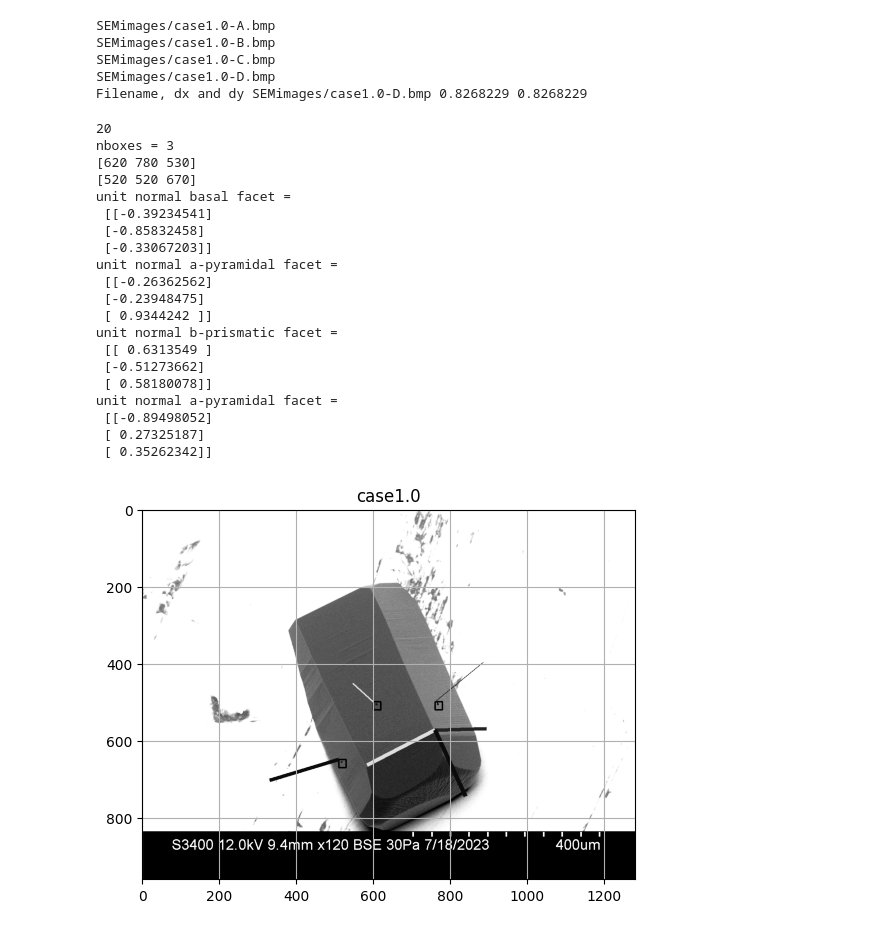
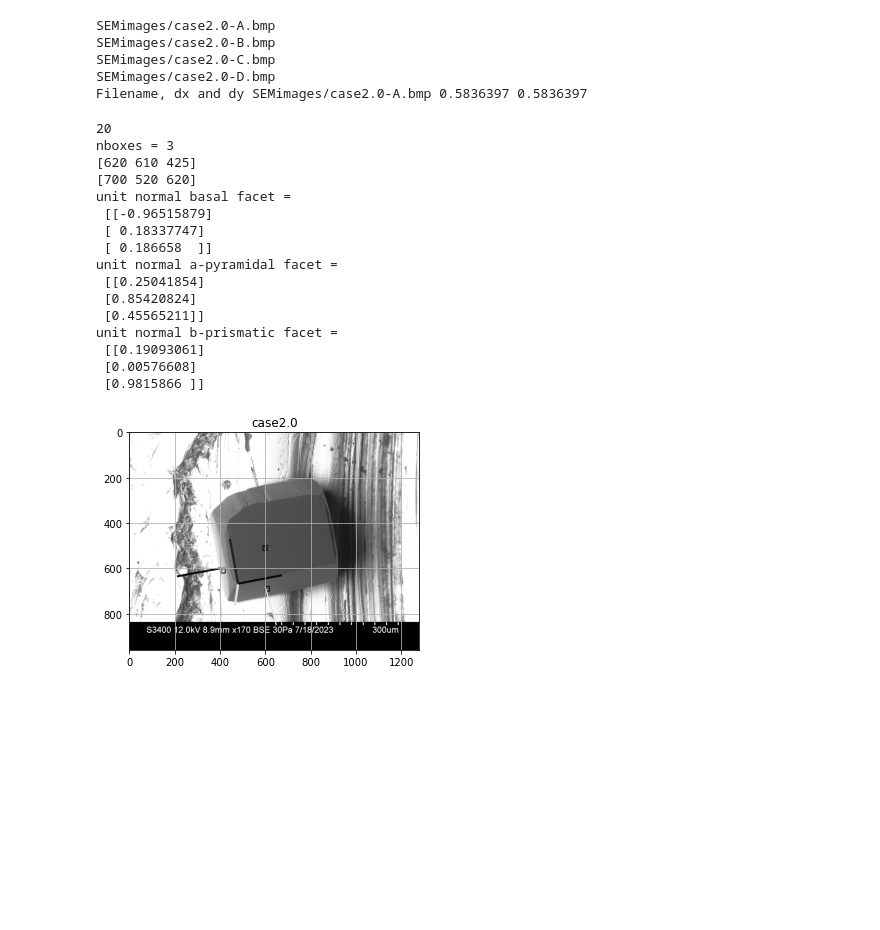
Before and after one commit to sneshyba/ice2021, a Jupyter notebook: crystals/2023-07-18/30Pa/case2.0 (calibration)/GNBF_2_calibrate_from_Xtlvecs.ipynb, the cells around one changed output. Cells and saved outputs as stored; diff of their text form; code cells hidden in the pictures; blank space fills up the shorter version.

Commit message:
rewriting calibration for case 2.0 7/18 30 pa (it had been overwritten in previous push)

```diff
--- a/crystals/2023-07-18/30Pa/case2.0 (calibration)/GNBF_2_calibrate_from_Xtlvecs.ipynb
+++ b/crystals/2023-07-18/30Pa/case2.0 (calibration)/GNBF_2_calibrate_from_Xtlvecs.ipynb
@@ -18,15 +18,15 @@ ABCDangle_deg = 15.0
 theta = ABCDangle_deg*np.pi/180
 # %%
 # Read the input dataset, including spacing in micrometers
-imageroot = 'case1.0'
-dx,dy,cA,cB,cC,cD,Filename = ims.getc2('', 'SEMimages/', imageroot,'D')
+imageroot = 'case2.0'
+dx,dy,cA,cB,cC,cD,Filename = ims.getc2('', 'SEMimages/', imageroot,'A')
 print("Filename, dx and dy", Filename, dx, dy)
 # %% [output]
-SEMimages/case1.0-A.bmp
-SEMimages/case1.0-B.bmp
-SEMimages/case1.0-C.bmp
-SEMimages/case1.0-D.bmp
-Filename, dx and dy SEMimages/case1.0-D.bmp 0.8268229 0.8268229
+SEMimages/case2.0-A.bmp
+SEMimages/case2.0-B.bmp
+SEMimages/case2.0-C.bmp
+SEMimages/case2.0-D.bmp
+Filename, dx and dy SEMimages/case2.0-A.bmp 0.5836397 0.5836397
 # %%
 # Show the image
 im = PIL.Image.open(Filename)
@@ -83,8 +83,8 @@ dboxcenterx = nx1list[2]
 dboxcentery = ny1list[2]
 scaledcenterxterm = (dboxcenterx+ndvec[0]*scale).item()
 scaledcenteryterm = (dboxcentery+ndvec[1]*scale).item()
-# lined_disp = list(np.squeeze([dboxcenterx,dboxcentery,scaledcenterxterm,scaledcenteryterm]).astype(int))
-# draw.line(lined_disp, fill=fillc,width=linewidth)
+lined_disp = list(np.squeeze([dboxcenterx,dboxcentery,scaledcenterxterm,scaledcenteryterm]).astype(int))
+draw.line(lined_disp, fill=fillc,width=linewidth)
 
 # Calculate and show the prismatic normal associated with vector a
 navec = np.matrix(np.cross(cvec.T,avec.T)).T
@@ -104,60 +104,56 @@ draw.line(linea_disp, fill=filla,width=5)
 # Calculate and show the prismatic normal associated with vector b
 nbvec = np.matrix(np.cross(bvec.T,cvec.T)).T
 print ('unit normal b-prismatic facet =\n',nbvec)
 bboxcenterx = nx1list[1]
 bboxcentery = ny1list[1]
 scaledbvecxterm = (bboxcenterx+nbvec[0]*scale).item()
 scaledbvecyterm = (bboxcentery+nbvec[1]*scale).item()
 lineb_disp = list(np.squeeze([bboxcenterx,bboxcentery,scaledbvecxterm,scaledbvecyterm]).astype(int))
 draw.line(lineb_disp, fill=fillb,width=2)
 
 # Calculate and show the pyramidal normal associated with vector a
-Rot60 = ims.myrotation_matrix(cvec,-60)
-ndvec = Rot60*navec
-print ('unit normal a-pyramidal facet =\n',ndvec)
-dboxcenterx = nx1list[2]
-dboxcentery = ny1list[2]
-scaledcenterxterm = (dboxcenterx+ndvec[0]*scale).item()
-scaledcenteryterm = (dboxcentery+ndvec[1]*scale).item()
-lined_disp = list(np.squeeze([dboxcenterx,dboxcentery,scaledcenterxterm,scaledcenteryterm]).astype(int))
-draw.line(lined_disp, fill=fillc,width=linewidth)
+# Rot28 = ims.myrotation_matrix(avec,-28)
+# navec = Rot28*navec
+# print ('unit normal a-pyramidal facet =\n',navec)
+# aboxcenterx = nx1list[0]
+# aboxcentery = ny1list[0]
+# scaledcenterxterm = (aboxcenterx+navec[0]*scale).item()
+# scaledcenteryterm = (aboxcentery+navec[1]*scale).item()
+# linea_disp = list(np.squeeze([aboxcenterx,aboxcentery,scaledcenterxterm,scaledcenteryterm]).astype(int))
+# draw.line(linea_disp, fill=filla,width=2)
 
-#Calculate and show the pyramidal normal associated with vector b
-# Rot28 = ims.myrotation_matrix(bvec,-28)
+# Calculate and show the pyramidal normal associated with vector b
+# Rot28 = ims.myrotation_matrix(bvec,28)
 # nbvec = Rot28*nbvec
 # print ('unit normal b-pyramidal facet =\n',nbvec)
 # bboxcenterx = nx1list[1]
 # bboxcentery = ny1list[1]
 # scaledbvecxterm = (bboxcenterx+nbvec[0]*scale).item()
 # scaledbvecyterm = (bboxcentery+nbvec[1]*scale).item()
 # lineb_disp = list(np.squeeze([bboxcenterx,bboxcentery,scaledbvecxterm,scaledbvecyterm]).astype(int))
 # draw.line(lineb_disp, fill=fillb,width=2)
 
 # Finish up
 plt.imshow(im,cmap = 'Greys_r', vmin = 0,vmax = 255)
 plt.grid(True)
 # %% [output]
 20
 nboxes = 3
-[620 780 530]
-[520 520 670]
+[620 610 425]
+[700 520 620]
 unit normal basal facet =
- [[-0.39234541]
- [-0.85832458]
- [-0.33067203]]
+ [[-0.96515879]
+ [ 0.18337747]
+ [ 0.186658  ]]
 unit normal a-pyramidal facet =
- [[-0.26362562]
- [-0.23948475]
- [ 0.9344242 ]]
+ [[0.25041854]
+ [0.85420824]
+ [0.45565211]]
 unit normal b-prismatic facet =
- [[ 0.6313549 ]
- [-0.51273662]
- [ 0.58180078]]
-unit normal a-pyramidal facet =
- [[-0.89498052]
- [ 0.27325187]
- [ 0.35262342]]
+ [[0.19093061]
+ [0.00576608]
+ [0.9815866 ]]
-[figure, old version]
+[figure, new version]
 # %%
 # For each detector, get s-values
 sAa, sBa, sCa, sDa = ims.mygets(navec,theta)
```
Also changed, not shown: parts of 1 cell of this notebook, 4 other files.
